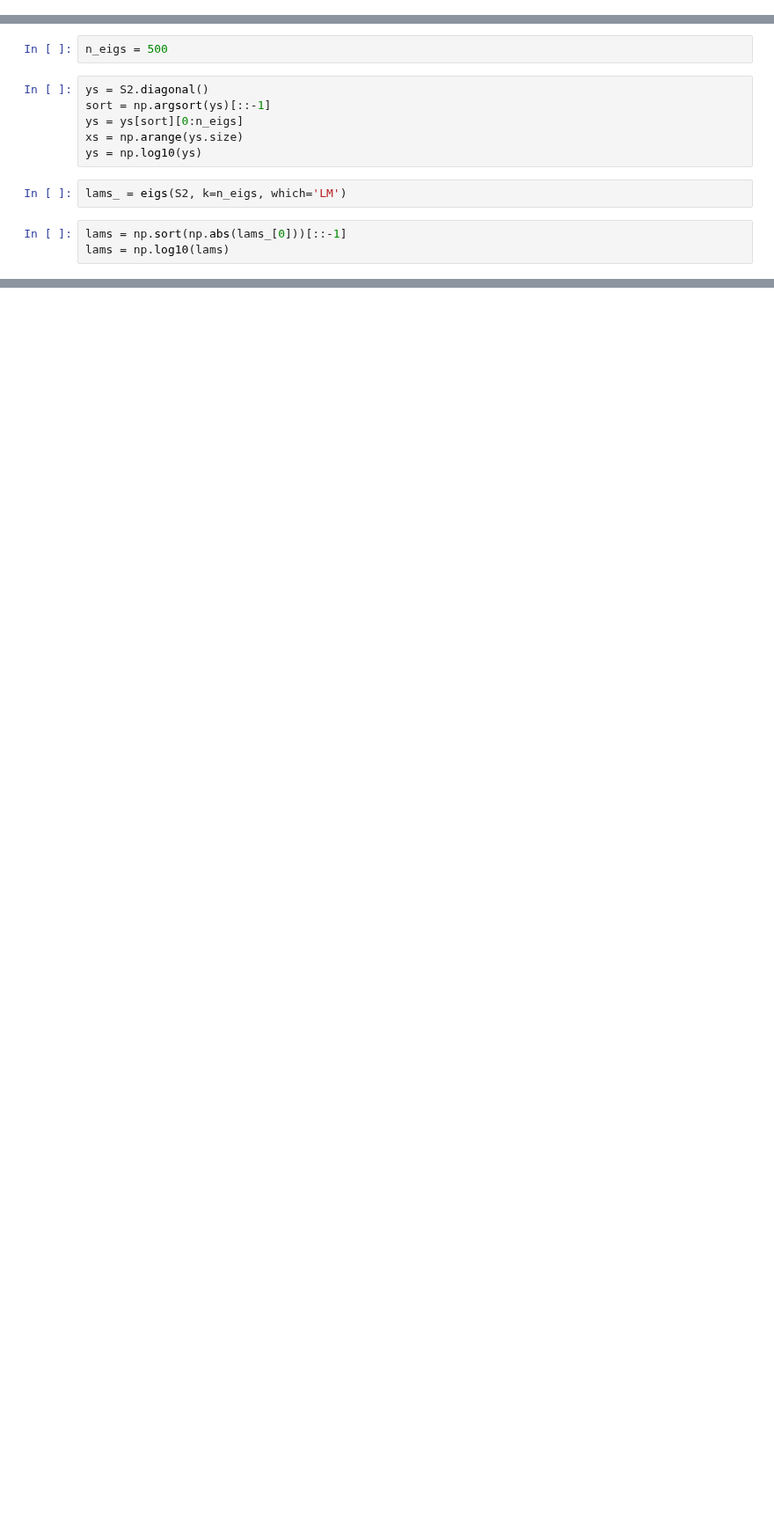
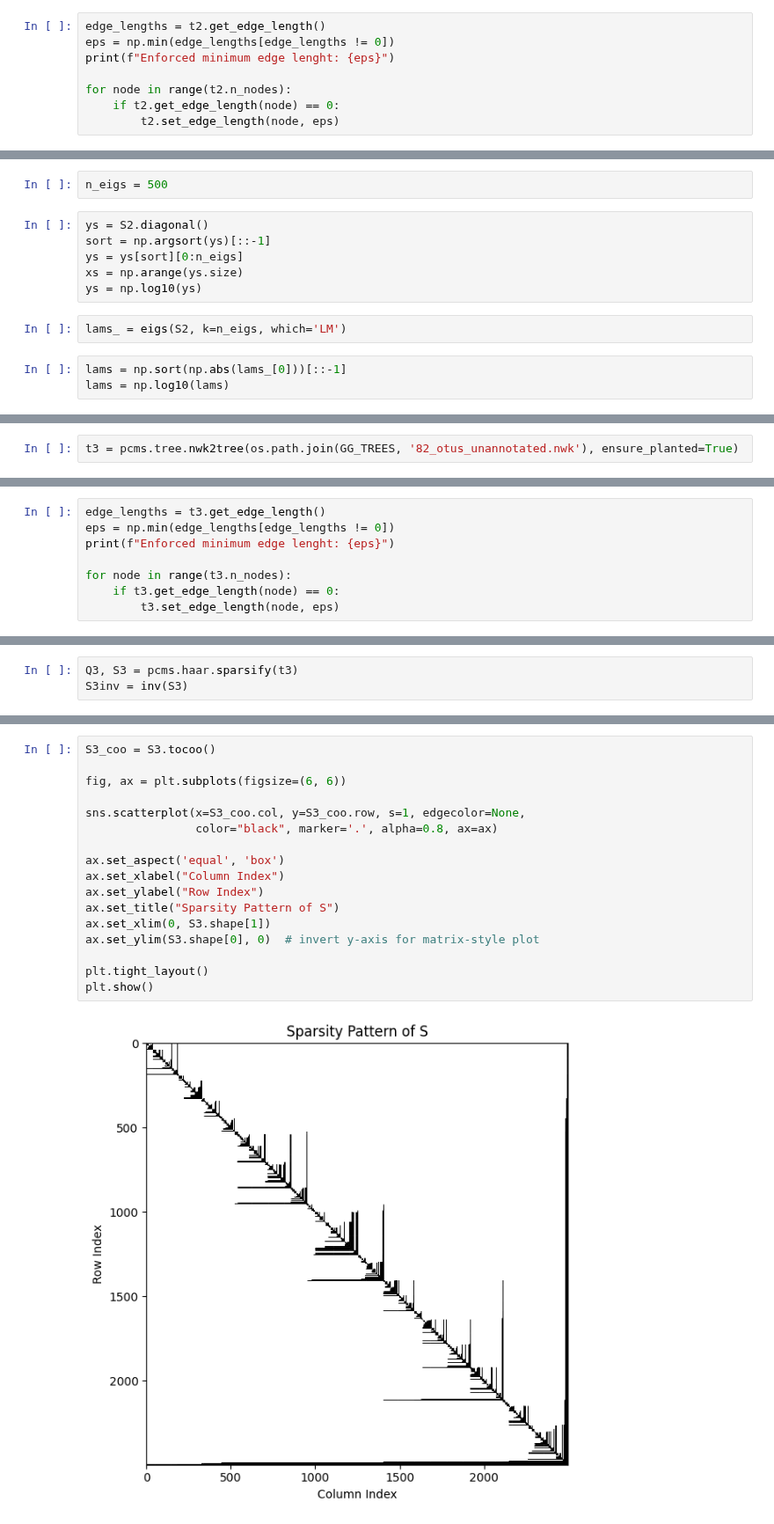
Before and after one commit to spsvihla/pcms, a Jupyter notebook: notebooks/sparsification_example.ipynb, the cells around one changed output, grey strips where cells are left out. Shown at 88% size. Saved outputs shown, nothing was run; the diff lists cells and outputs as text; blank space fills up the shorter version.

```diff
--- a/notebooks/sparsification_example.ipynb
+++ b/notebooks/sparsification_example.ipynb
@@ -243,3 +243,11 @@ plt.show()
 ## Greengenes Tree
 # %%
 t2 = pcms.tree.nwk2tree(os.path.join(GG_TREES, '97_otus_unannotated.nwk'), ensure_planted=True)
+# %%
+edge_lengths = t2.get_edge_length()
+eps = np.min(edge_lengths[edge_lengths != 0])
+print(f"Enforced minimum edge lenght: {eps}")
+
+for node in range(t2.n_nodes):
+    if t2.get_edge_length(node) == 0:
+        t2.set_edge_length(node, eps)
@@ -450,0 +496,2 @@ plt.show()
+# %%
+t3 = pcms.tree.nwk2tree(os.path.join(GG_TREES, '82_otus_unannotated.nwk'), ensure_planted=True)
@@ -450,0 +502,8 @@ plt.show()
+# %%
+edge_lengths = t3.get_edge_length()
+eps = np.min(edge_lengths[edge_lengths != 0])
+print(f"Enforced minimum edge lenght: {eps}")
+
+for node in range(t3.n_nodes):
+    if t3.get_edge_length(node) == 0:
+        t3.set_edge_length(node, eps)
@@ -450,0 +514,3 @@ plt.show()
+# %%
+Q3, S3 = pcms.haar.sparsify(t3)
+S3inv = inv(S3)
@@ -450,0 +544,19 @@ plt.show()
+# %%
+S3_coo = S3.tocoo()
+
+fig, ax = plt.subplots(figsize=(6, 6))
+
+sns.scatterplot(x=S3_coo.col, y=S3_coo.row, s=1, edgecolor=None,
+                color="black", marker='.', alpha=0.8, ax=ax)
+
+ax.set_aspect('equal', 'box')
+ax.set_xlabel("Column Index")
+ax.set_ylabel("Row Index")
+ax.set_title("Sparsity Pattern of S")
+ax.set_xlim(0, S3.shape[1])
+ax.set_ylim(S3.shape[0], 0)  # invert y-axis for matrix-style plot
+
+plt.tight_layout()
+plt.show()
+# %% [output]
+[figure, added]
```
Also changed, not shown: parts of 16 cells of this notebook.
